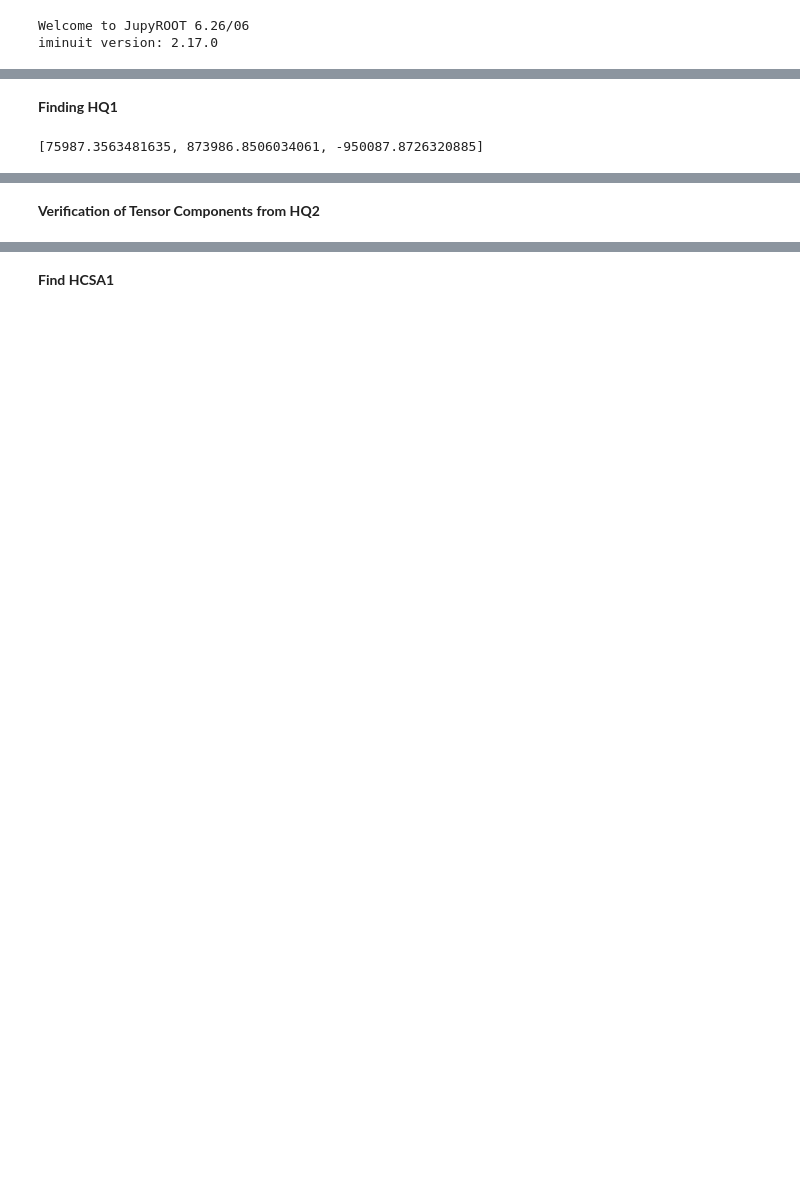
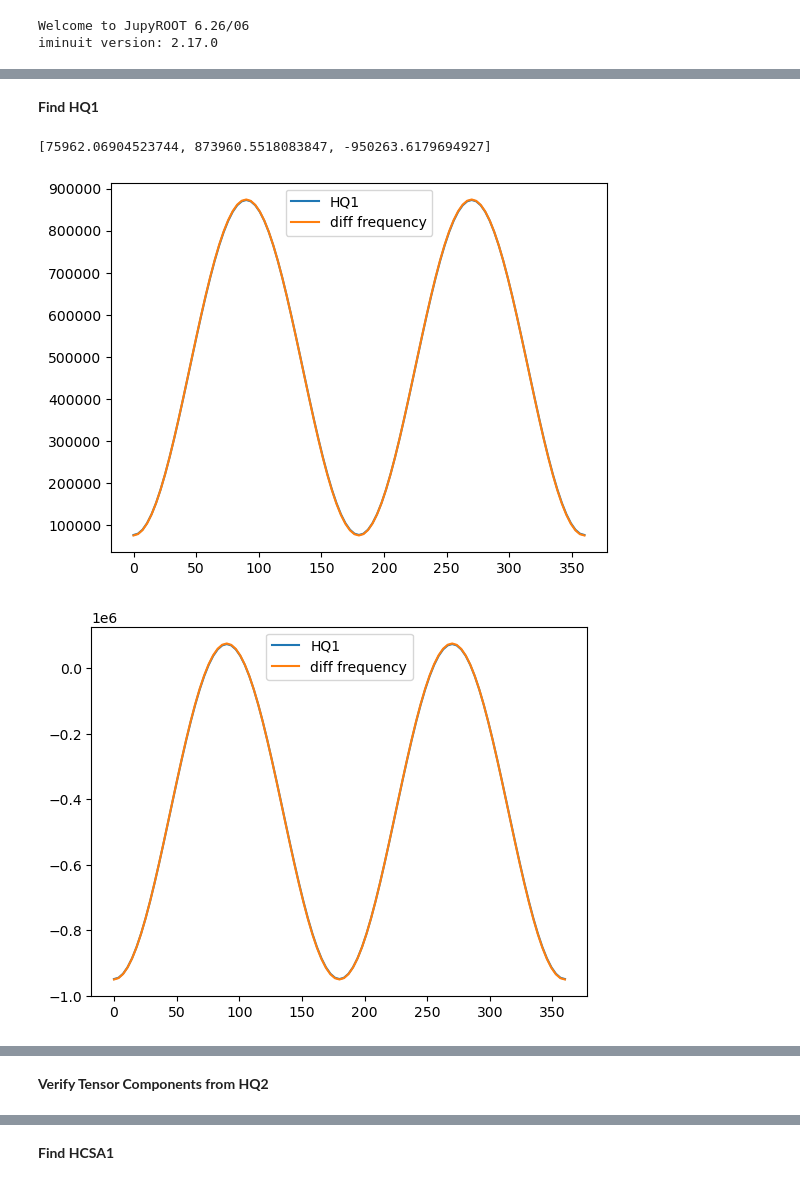
Before and after one commit to AstrobioShiva/Script_project, a Jupyter notebook: fitting_B11.ipynb, the cells around one changed output, grey strips where cells are left out. Cells and saved outputs as stored; diff of their text form; code cells hidden in the pictures; blank space fills up the shorter version.

```diff
--- a/fitting_B11.ipynb
+++ b/fitting_B11.ipynb
@@ -170,5 +170,5 @@ c = -912.0000283156121
 # %% [markdown]
-**Finding HQ1**
+**Find HQ1**
 # %%
 a_s = [0]*3; a_d = [0]*3
 b_s = [0]*3; b_d = [0]*3
@@ -188,31 +188,44 @@ for i in range(0,3):
 A = [0]*3
 B = [0]*3
 C = [0]*3
 A_HQ1 = [0]*3
 B_HQ1 = [0]*3
 X = [0]*3
 
 
 for i in range(0,3):
     A_HQ1[i] = np.array([[1/2, 1/2], [1/2, -1/2]])
     B_HQ1[i] = np.array([a_d[i], b_d[i]])
     X[i] = np.linalg.inv(A_HQ1[i]).dot(B_HQ1[i])
 
 gxx_q = X[0][0]
 gyy_q= X[0][1]
 gxy_q = -c_d[0]
 
 gzz_q = X[1][0]
 gxz_q = c_d[1]
 
 gyz_q = -c_d[2]
 
 Q_offdia = [ gxy_q, gxz_q, gyz_q]
 Q_dia = [gxx_q, gyy_q, gzz_q]
 print(Q_dia)
 
 A = np.array([gzz_q + gyy_q, gzz_q + gxx_q, gxx_q + gyy_q])*1/2
 B = np.array([gzz_q - gyy_q, gzz_q - gxx_q, gxx_q - gyy_q ])*1/2
 C = np.array([-gyz_q, gxz_q, -gxy_q])
+
+HQ1= [0]*3
+
+for i in range(3):
+   HQ1[i] = a_d[i] + b_d[i]*np.cos(2*df[i].angle*np.pi/180.) + c_d[i]*np.cos(2*df[i].angle*np.pi/180.)
+
+   #Plot to check that difference frequency is mostly HQ1
+   plt.plot(df[i].angle, HQ1[i], label = 'HQ1')
+   plt.plot(df[i].angle, df[i].freq_diff, label = 'diff frequency')
+   plt.legend()
+   plt.show()
 # %% [output]
-[75987.3563481635, 873986.8506034061, -950087.8726320885]
+[75962.06904523744, 873960.5518083847, -950263.6179694927]
+[figure, added]
+[figure, added]
@@ -219,5 +233,5 @@ C = np.array([-gyz_q, gxz_q, -gxy_q])
 # %% [markdown]
-**Verification of Tensor Components from HQ2**
+**Verify Tensor Components from HQ2**
 # %%
 Dz = (7/96*gxy_q**2 - 7/384*(gxx_q - gyy_q)**2)/wX
 Ez = 7/96*(gxx_q - gyy_q)*gxy_q/wX
```
Also changed, not shown: parts of 20 cells of this notebook, 2 other files.
